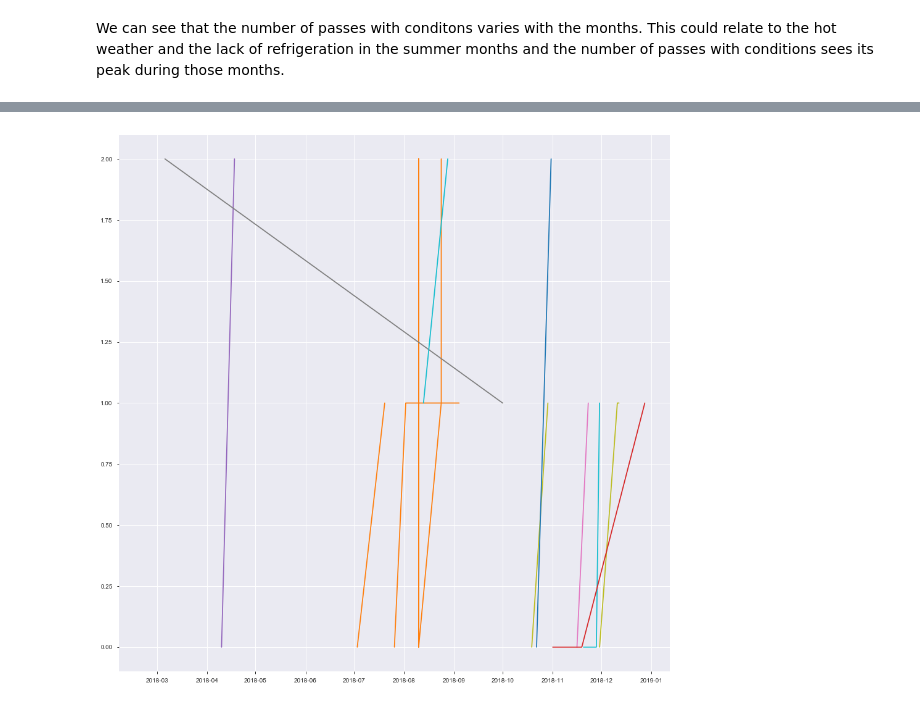
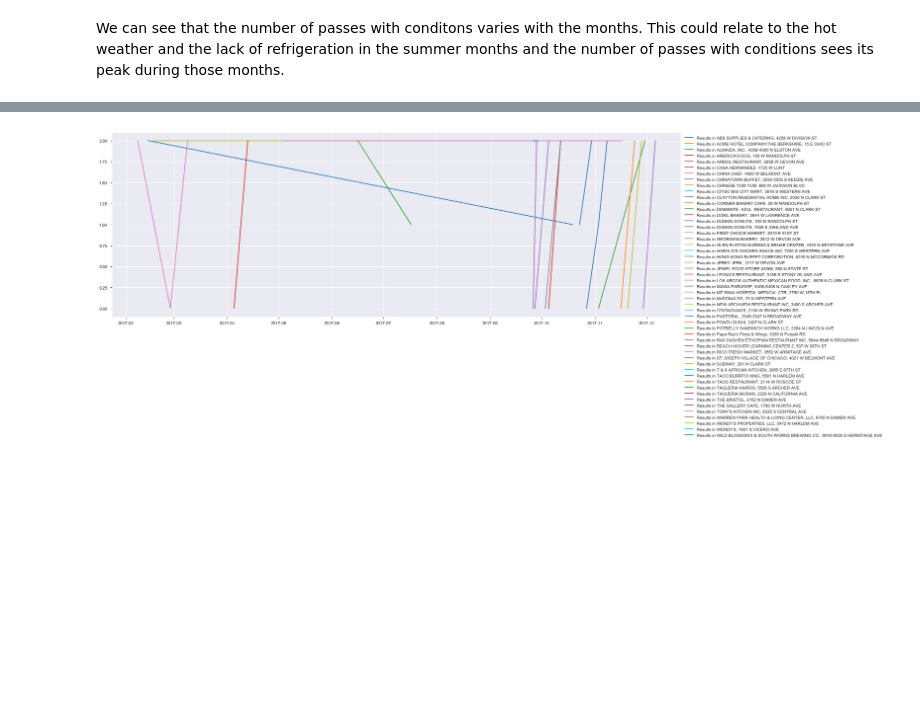
Before and after one commit to aaag97/ada-2019-project-databusters, a Jupyter notebook: FeatureEffect.ipynb, the cells around one changed output, grey strips where cells are left out. Cells and saved outputs as stored; diff of their text form; code cells hidden in the pictures; blank space fills up the shorter version.

```diff
--- a/FeatureEffect.ipynb
+++ b/FeatureEffect.ipynb
@@ -402,18 +400,0 @@ ins
-# %%
-import pandas as pd
-import statsmodels.api as sm
-import matplotlib.pylab as plt
-from pandas.plotting import andrews_curves
-
-data = sm.datasets.get_rdataset('airquality').data
-fig, (ax1, ax2) = plt.subplots(nrows = 2, ncols = 1)
-data = data[data.columns.tolist()[3:]] # use only Temp, Month, Day
-
-# Andrews' curves
-andrews_curves(data, 'Month', ax=ax1)
-
-# multiline plot with group by
-for key, grp in data.groupby(['Month']):
-    ax2.plot(grp['Day'], grp['Temp'], label = "Temp in {0:02d}".format(key))
-plt.legend(loc='best')
-plt.show()
@@ -428,8 +411,8 @@ inspections_evol['Results'] = inspections_evol['Results'].replace(results_dict)
 # inspections_evol['Inspection Date'] = inspections_evol['Inspection Date'].apply(lambda date : date.year)
 # andrews_curves(inspections_evol, 'Exact Address', ax=ax1)
 # %%
-# inspections_evol[inspections_evol['Inspection Date'].isin(pd.date_range(start='1/1/2018', end='31/12/2018'))]
-fails = inspections_evol[inspections_evol['Inspection Date'].isin(pd.date_range(start='1/1/2018', end='1/6/2018'))]
+# getting the failed inspections in the first 6 months of 2017
+fails = inspections_evol[inspections_evol['Inspection Date'].isin(pd.date_range(start='1/1/2017', end='1/6/2017'))]
 fails = fails[fails['Results'] == 0]
 # %%
 fails = fails.rename(columns={'Results': 'Results in first 6 months'})
@@ -452,5 +439,6 @@ fails
 # %%
-evolution = inspections_evol[inspections_evol['Inspection Date'].isin(pd.date_range(start='2/6/2018', end='31/12/2018'))]
+# getting the evolution of the establishments with fails in the first 6 months
+evolution = inspections_evol[inspections_evol['Inspection Date'].isin(pd.date_range(start='2/6/2017', end='31/12/2017'))]
 evolution = evolution[evolution['Exact Address'].isin(fails['Exact Address'])]
 evolution
 # %% [output]
@@ -499,16 +468,16 @@ TypeError: unsupported operand type(s) for *: 'Timestamp' and 'float'
 # %%
-from datetime import timedelta, date
-fig, ax = plt.subplots(figsize=(16,16))
+fig, ax = plt.subplots(figsize=(24,8))
 # ax.plot(inspections_evol.loc['2017-01':'2017-02', 'Consumption'], marker='o', linestyle='-'
 start_dt = date(2017, 12, 1)
 end_dt = date(2017, 12, 31)
 # for key, grp in inspections_evol.iloc[:3000][inspections_evol['Inspection Date'].isin(pd.date_range(start='1/1/2018', end='31/12/2018'))].groupby(['Exact Address']):
 for key, grp in tmp.groupby(['Exact Address']):
     #     print(grp)
 #     ax.plot(grp[].loc['2017-01':'2017-12', 'Results'], marker='o', linestyle='-')
 #     grp = grp[grp['Inspection Date'].isin(pd.date_range(start='1/1/2017', end='31/12/2017'))]
     ax.plot(grp['Inspection Date'], grp['Results'], label = "Results in {}".format(key))
 # plt.legend(loc='best')
+plt.legend(bbox_to_anchor=(1, 1), loc='lower', ncol=1)
 plt.savefig('evolution.png')
 # %% [output]
-[figure, old version]
+[figure, new version]
```
Also changed, not shown: parts of 38 cells of this notebook.
